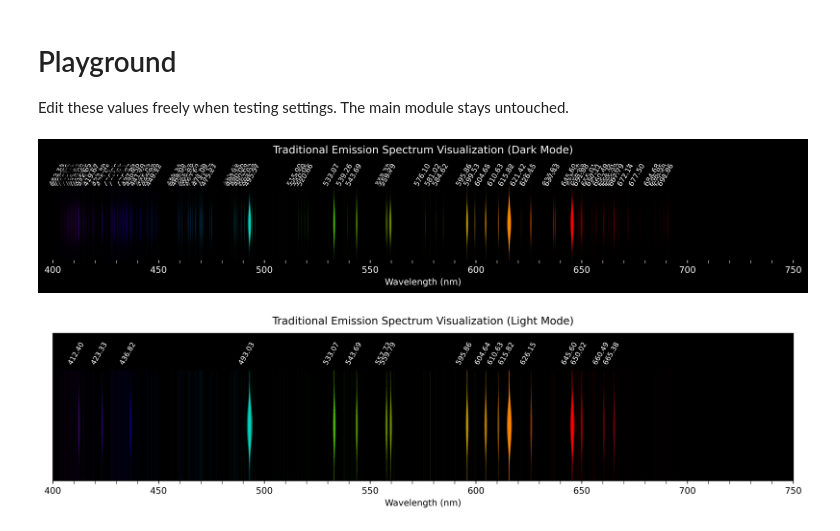
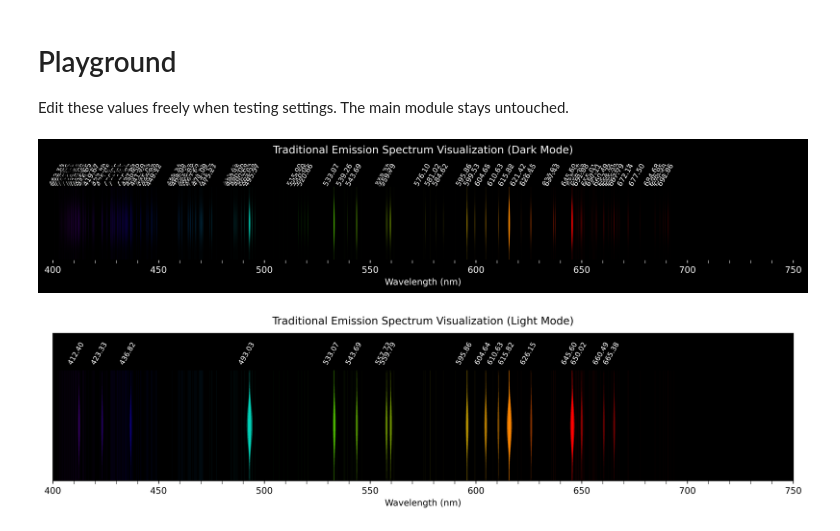
Before and after one commit to idontwantausername609/Spectrum-Renderer, a Jupyter notebook: Colab Based App/colab_renderer_playground.ipynb, the cells around one changed output. Drawn from its saved outputs; the diff is of its cells as text; code cells hidden in the pictures.

Commit message:
decreased line thickness and glow width multiplier. increased glow_alpha

```diff
--- a/Colab Based App/colab_renderer_playground.ipynb
+++ b/Colab Based App/colab_renderer_playground.ipynb
@@ -714,35 +714,35 @@ Edit these values freely when testing settings. The main module stays untouched.
 # %%
 import io
 from IPython.display import Image, display
 
 EXCEL_FILE_PATH = 'oxygen nist 2.xlsx'
 MIN_WAVELENGTH = 400.0
 MAX_WAVELENGTH = 750.0
 LINE_THICKNESS = 0.1
 
 # Example: load and render without editing the source module.
 df = pd.read_excel(EXCEL_FILE_PATH)
 
 fig = plot_emission_spectrum(
     data_df=df,
     prominence_percentage=0.08,
     x_min=MIN_WAVELENGTH,
     x_max=MAX_WAVELENGTH,
     min_needle_max_width_nm=LINE_THICKNESS,
-    max_needle_max_width_nm=0.8,
-    glow_width_multiplier=1.8,
-    glow_alpha=0.20,
+    max_needle_max_width_nm=0.3,
+    glow_width_multiplier=1.3,
+    glow_alpha=0.35,
     mode='dark',
     peak_label_y_position=0.85,
     max_needle_y_scale=0.75,
     )
 
 buf = io.BytesIO()
 fig.savefig(buf, format='png', bbox_inches='tight', dpi=600)
 buf.seek(0)
 display(Image(data=buf.getvalue()))
 # %% [output]
-[figure, old version]
+[figure, new version]
 # %%
 EXCEL_FILE_PATH = 'oxygen nist 2.xlsx'
 MIN_WAVELENGTH = 400.0
```
